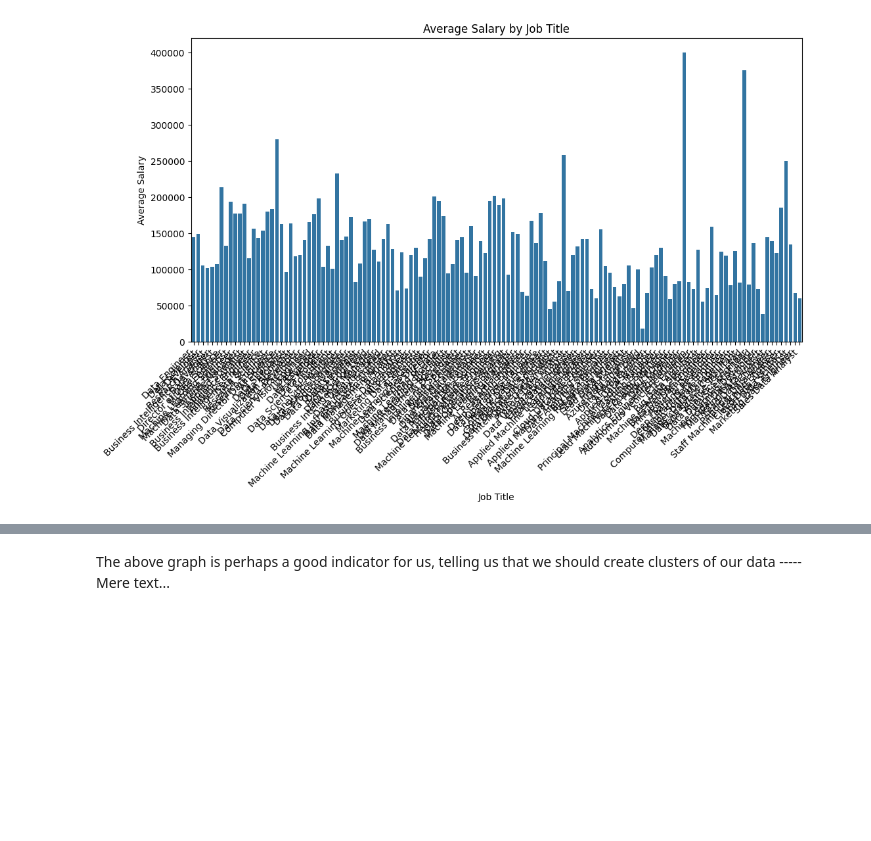
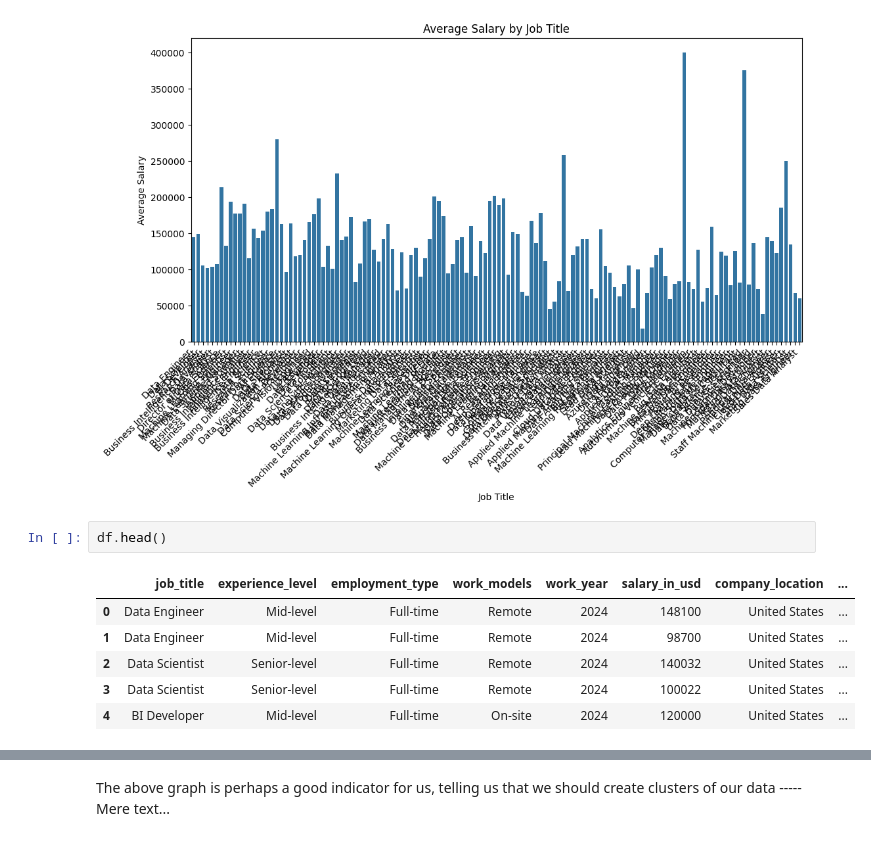
Before and after one commit to Peter537/Dat4-BI-Exam, a Jupyter notebook: main.ipynb, the cells around one changed output, grey strips where cells are left out. Drawn from its saved outputs; the diff is of its cells as text; blank space fills up the shorter version.

```diff
--- a/main.ipynb
+++ b/main.ipynb
@@ -261,3 +410,12 @@ plt.show()
 # %% [output]
 [figure]
 [figure]
+# %%
+df.head()
+# %% [output]
+|  | job_title | experience_level | employment_type | work_models | work_year | salary_in_usd | company_location | ... |
+| 0 | Data Engineer | Mid-level | Full-time | Remote | 2024 | 148100 | United States | ... |
+| 1 | Data Engineer | Mid-level | Full-time | Remote | 2024 | 98700 | United States | ... |
+| 2 | Data Scientist | Senior-level | Full-time | Remote | 2024 | 140032 | United States | ... |
+| 3 | Data Scientist | Senior-level | Full-time | Remote | 2024 | 100022 | United States | ... |
+| 4 | BI Developer | Mid-level | Full-time | On-site | 2024 | 120000 | United States | ... |
```
Also changed, not shown: parts of 24 cells of this notebook, 4 other files.
